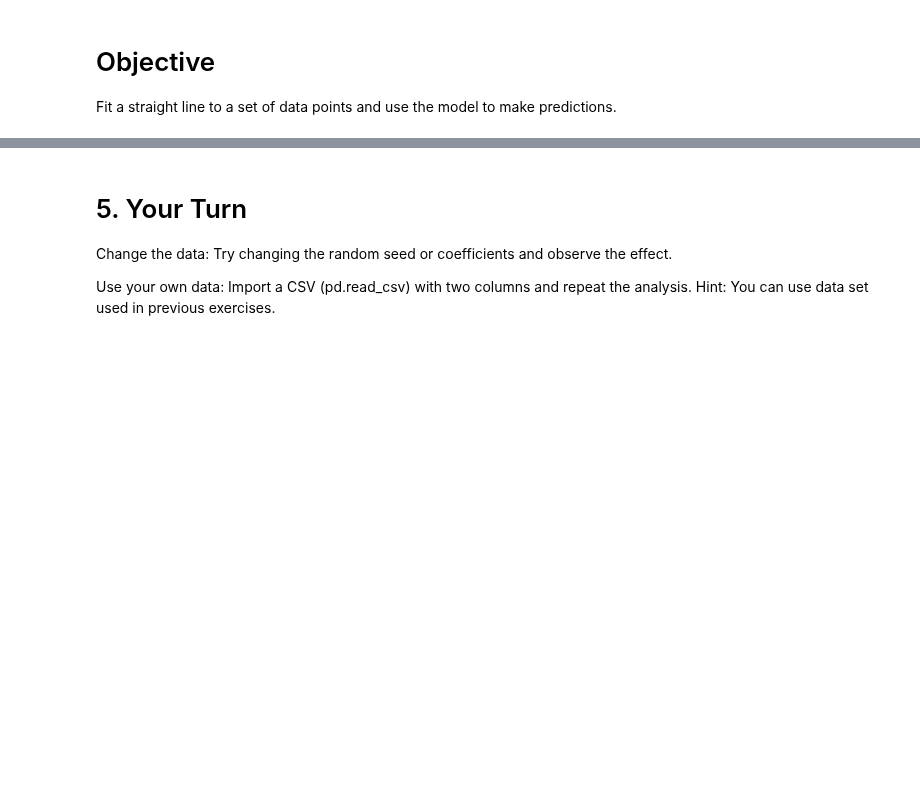
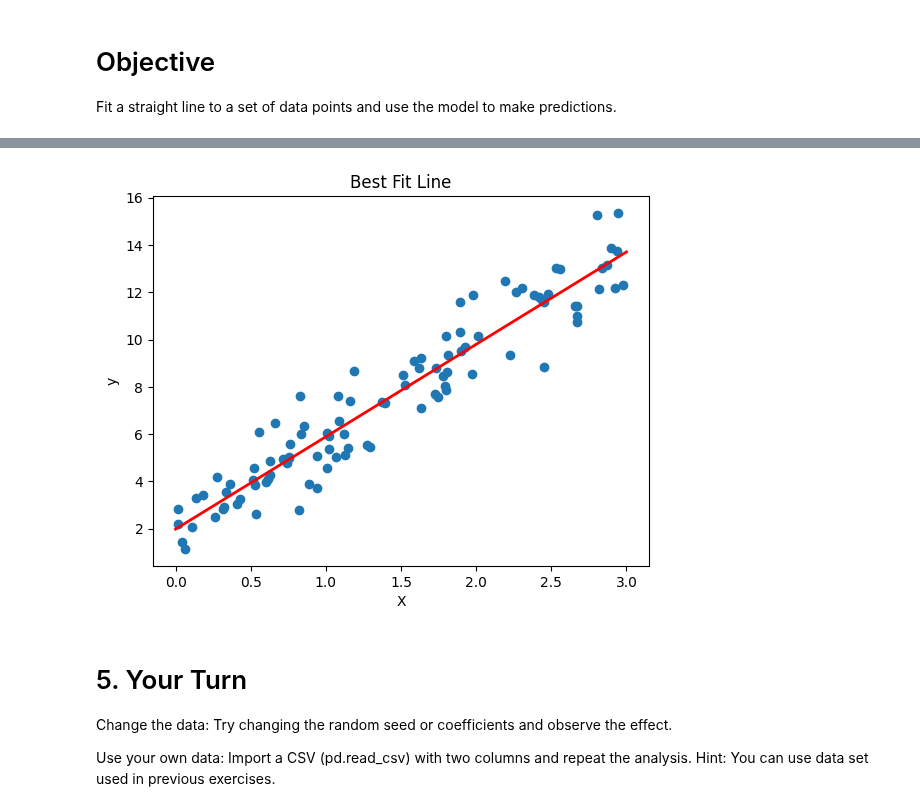
Before and after one commit to appliedcode/mthree-c422, a Jupyter notebook: Exercises/day-2/Simple Linear Regression/Simple Linear Regression_2.ipynb, the cells around one changed output, grey strips where cells are left out. Cells and saved outputs as stored; diff of their text form; code cells hidden in the pictures; blank space fills up the shorter version.

```diff
--- a/Exercises/day-2/Simple Linear Regression/Simple Linear Regression_2.ipynb
+++ b/Exercises/day-2/Simple Linear Regression/Simple Linear Regression_2.ipynb
@@ -29,14 +34,16 @@ print("Intercept:", lin_reg.intercept_[0])
 # %%
 # 4. Make Predictions
-X_new = np.array([[0], [2]])
+X_new = np.array([[0], [3]])
 y_pred = lin_reg.predict(X_new)
 
 plt.scatter(X, y)
 plt.plot(X_new, y_pred, color="red", linewidth=2)
 plt.xlabel("X")
 plt.ylabel("y")
 plt.title("Best Fit Line")
 plt.show()
+# %% [output]
+[figure, added]
 # %% [markdown]
 # 5. Your Turn
 Change the data: Try changing the random seed or coefficients and observe the effect.
```
Also changed, not shown: parts of 2 cells of this notebook.
